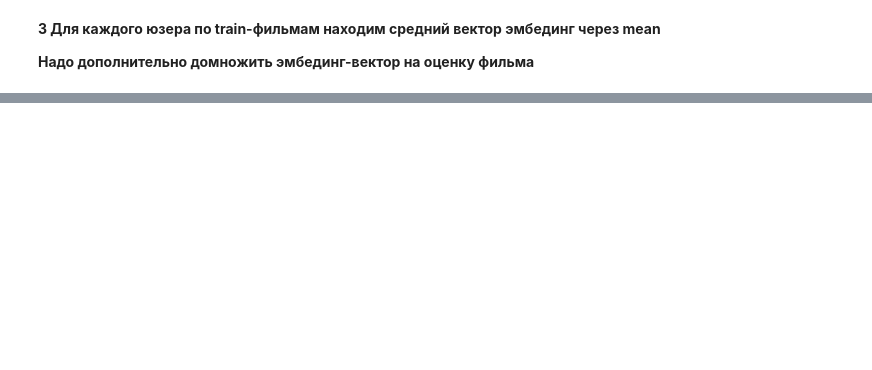
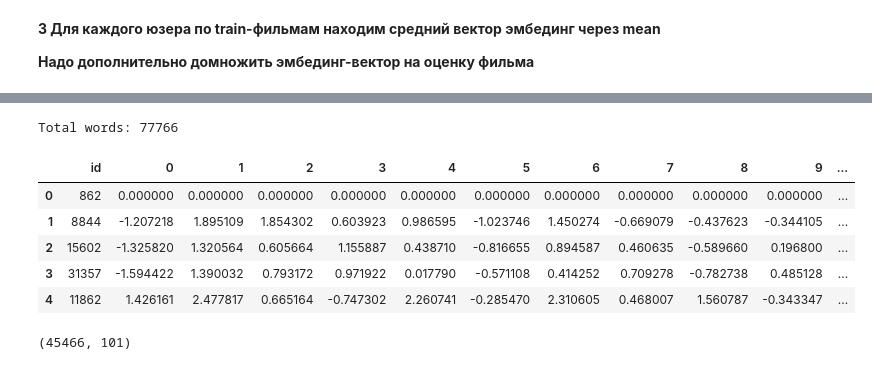
Before and after one commit to REU-DS-CLUB/RecSys-films, a Jupyter notebook: notebooks/artem_notebook.ipynb, the cells around one changed output, grey strips where cells are left out. Drawn from its saved outputs; the diff is of its cells as text; code cells hidden in the pictures; blank space fills up the shorter version.

```diff
--- a/notebooks/artem_notebook.ipynb
+++ b/notebooks/artem_notebook.ipynb
@@ -198,0 +472,24 @@ res_vec
+# %%
+# Обновляем внутренний словарь на основе списка текстов.
+tokenizer.fit_on_texts(text_prepr)
+vocab_size = len(tokenizer.word_index) + 1
+
+print("Total words:", vocab_size)
+# %% [output]
+Total words: 77766
+# %%
+def embedding_matrix(tock, model):
+
+    """
+    На вход: словарь tokenizer.word_index
+    модель word2vec
+
+    На выходе: матрица эмбедингов текста
+    """
+
+    embedding_matrix = np.zeros((id_film, 100))
+
+    for word, i in tock.items():
+        if word in model:
+            embedding_matrix[i] = model[word]
+    return embedding_matrix
@@ -198,0 +498,18 @@ res_vec
+# %%
+embedding_matrix = embedding_matrix(tokenizer.word_index, model.wv)
+# %%
+df_emb = pd.concat([movies_df[['id']],
+                    pd.DataFrame(embedding_matrix)], axis=1)
+# %%
+df_emb.head(5)
+# %% [output]
+|  | id | 0 | 1 | 2 | 3 | 4 | 5 | 6 | 7 | 8 | 9 | ... |
+| 0 | 862 | 0.000000 | 0.000000 | 0.000000 | 0.000000 | 0.000000 | 0.000000 | 0.000000 | 0.000000 | 0.000000 | 0.000000 | ... |
+| 1 | 8844 | -1.207218 | 1.895109 | 1.854302 | 0.603923 | 0.986595 | -1.023746 | 1.450274 | -0.669079 | -0.437623 | -0.344105 | ... |
+| 2 | 15602 | -1.325820 | 1.320564 | 0.605664 | 1.155887 | 0.438710 | -0.816655 | 0.894587 | 0.460635 | -0.589660 | 0.196800 | ... |
+| 3 | 31357 | -1.594422 | 1.390032 | 0.793172 | 0.971922 | 0.017790 | -0.571108 | 0.414252 | 0.709278 | -0.782738 | 0.485128 | ... |
+| 4 | 11862 | 1.426161 | 2.477817 | 0.665164 | -0.747302 | 2.260741 | -0.285470 | 2.310605 | 0.468007 | 1.560787 | -0.343347 | ... |
+# %%
+df_emb.shape
+# %% [output]
+(45466, 101)
```
Also changed, not shown: parts of 63 cells of this notebook.
